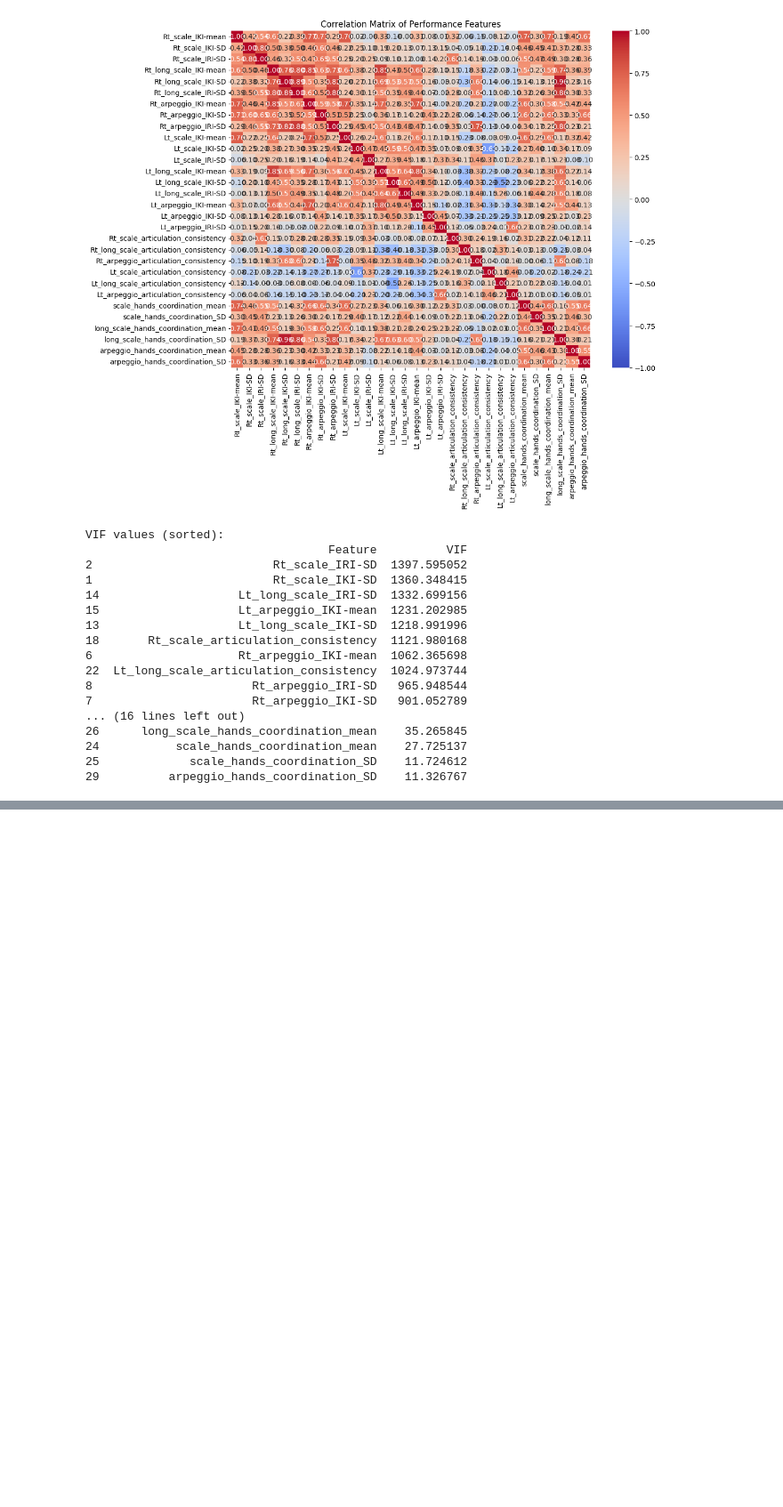
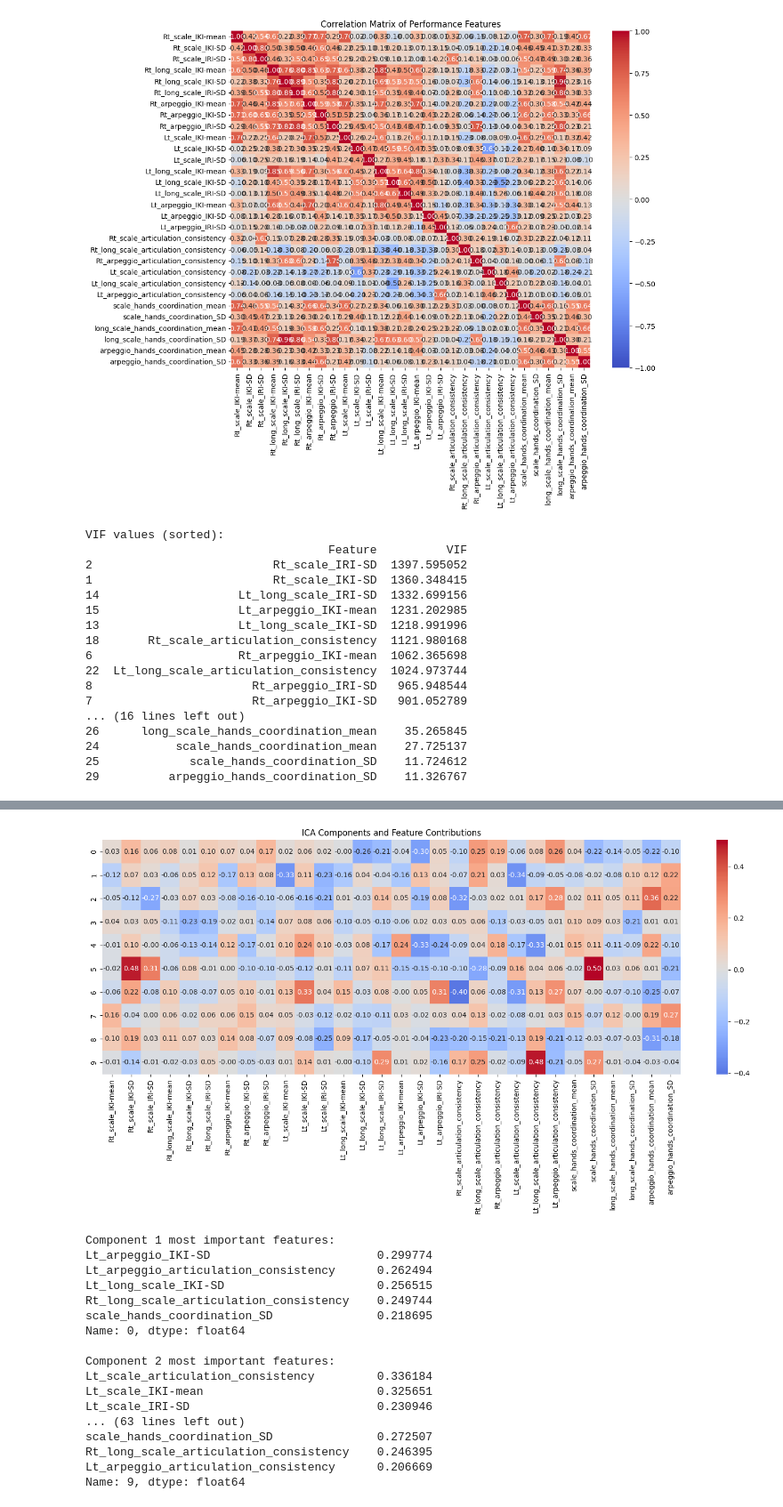
Before and after one commit to amijas/tokimura_analysis, a Jupyter notebook: analysis.ipynb, the cells around one changed output, grey strips where cells are left out. Shown at 89% size. Cells and saved outputs as stored; diff of their text form; code cells hidden in the pictures; blank space fills up the shorter version.

```diff
--- a/analysis.ipynb
+++ b/analysis.ipynb
@@ -390,0 +394,58 @@ selected_features = [
+# %%
+
+
+# データの準備
+# NaNを含む行を除外
+analysis_df_clean = analysis_df.dropna()
+
+# 標準化
+scaler = StandardScaler()
+X_scaled = scaler.fit_transform(analysis_df_clean)
+
+# ICAの適用
+# n_componentsは適切な数に調整する必要があります
+ica = FastICA(n_components=10, random_state=42)
+X_ica = ica.fit_transform(X_scaled)
+
+# 独立成分の寄与を確認
+components_df = pd.DataFrame(
+    ica.components_,
+    columns=analysis_df_clean.columns
+)
+
+# 各成分の特徴量への寄与を可視化
+plt.figure(figsize=(15, 8))
+sns.heatmap(components_df,
+            cmap='coolwarm',
+            center=0,
+            annot=True,
+            fmt='.2f')
+plt.title('ICA Components and Feature Contributions')
+plt.tight_layout()
+plt.show()
+
+# 各成分の解釈のために、最も寄与の大きい特徴量を表示
+for i in range(components_df.shape[0]):
+    print(f"\nComponent {i+1} most important features:")
+    # 絶対値でソート
+    sorted_features = components_df.iloc[i].abs().sort_values(ascending=False)
+    print(sorted_features.head())
+# %% [output]
+[figure, added]
+Component 1 most important features:
+Lt_arpeggio_IKI-SD                        0.299774
+Lt_arpeggio_articulation_consistency      0.262494
+Lt_long_scale_IKI-SD                      0.256515
+Rt_long_scale_articulation_consistency    0.249744
+scale_hands_coordination_SD               0.218695
+Name: 0, dtype: float64
+
+Component 2 most important features:
+Lt_scale_articulation_consistency         0.336184
+Lt_scale_IKI-mean                         0.325651
+Lt_scale_IRI-SD                           0.230946
+... (63 lines left out)
+scale_hands_coordination_SD               0.272507
+Rt_long_scale_articulation_consistency    0.246395
+Lt_arpeggio_articulation_consistency      0.206669
+Name: 9, dtype: float64
```
Also changed, not shown: parts of 4 cells of this notebook.
